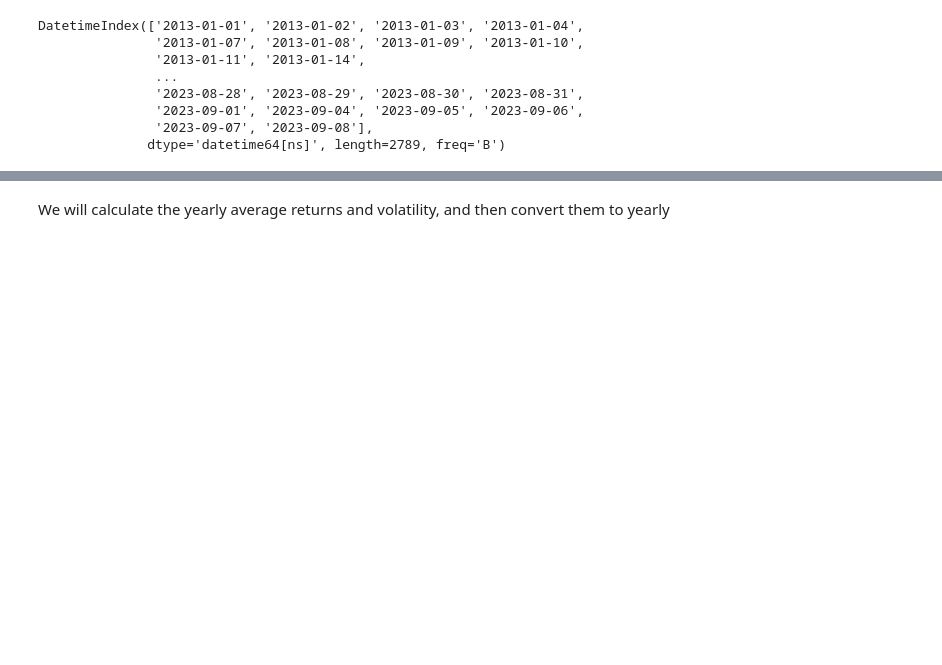
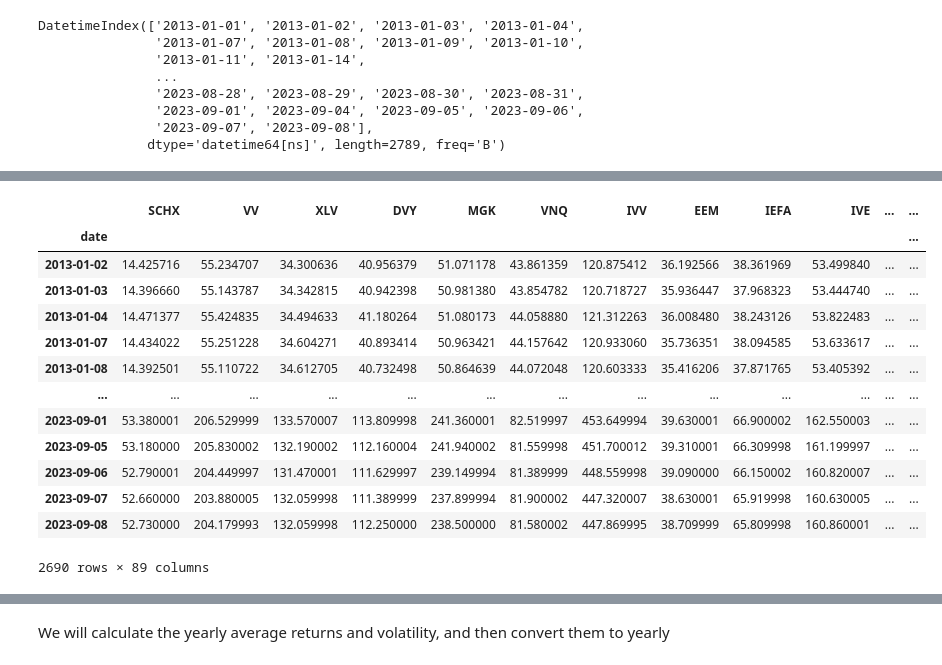
Before and after one commit to davidve0206/ETF-Website, a Jupyter notebook: eft_recommendator/etfs/EtfUtils/test_jupyter_notebook.ipynb, the cells around one changed output, grey strips where cells are left out. Cells and saved outputs as stored; diff of their text form; code cells hidden in the pictures; blank space fills up the shorter version.

```diff
--- a/eft_recommendator/etfs/EtfUtils/test_jupyter_notebook.ipynb
+++ b/eft_recommendator/etfs/EtfUtils/test_jupyter_notebook.ipynb
@@ -74,3 +62,24 @@ output_df
+# %%
+new_df = output_df
+new_df = new_df.set_index("date")
+new_df.dropna(axis=0, how="all", inplace=True)
+new_df.dropna(axis=1, how="any", inplace=True)
+new_df
+# %% [output]
+|  | SCHX | VV | XLV | DVY | MGK | VNQ | IVV | EEM | IEFA | IVE | ... | ... |
+| date |  |  |  |  |  |  |  |  |  |  |  | ... |
+| 2013-01-02 | 14.425716 | 55.234707 | 34.300636 | 40.956379 | 51.071178 | 43.861359 | 120.875412 | 36.192566 | 38.361969 | 53.499840 | ... | ... |
+| 2013-01-03 | 14.396660 | 55.143787 | 34.342815 | 40.942398 | 50.981380 | 43.854782 | 120.718727 | 35.936447 | 37.968323 | 53.444740 | ... | ... |
+| 2013-01-04 | 14.471377 | 55.424835 | 34.494633 | 41.180264 | 51.080173 | 44.058880 | 121.312263 | 36.008480 | 38.243126 | 53.822483 | ... | ... |
+| 2013-01-07 | 14.434022 | 55.251228 | 34.604271 | 40.893414 | 50.963421 | 44.157642 | 120.933060 | 35.736351 | 38.094585 | 53.633617 | ... | ... |
+| 2013-01-08 | 14.392501 | 55.110722 | 34.612705 | 40.732498 | 50.864639 | 44.072048 | 120.603333 | 35.416206 | 37.871765 | 53.405392 | ... | ... |
+| ... | ... | ... | ... | ... | ... | ... | ... | ... | ... | ... | ... | ... |
+| 2023-09-01 | 53.380001 | 206.529999 | 133.570007 | 113.809998 | 241.360001 | 82.519997 | 453.649994 | 39.630001 | 66.900002 | 162.550003 | ... | ... |
+| 2023-09-05 | 53.180000 | 205.830002 | 132.190002 | 112.160004 | 241.940002 | 81.559998 | 451.700012 | 39.310001 | 66.309998 | 161.199997 | ... | ... |
+| 2023-09-06 | 52.790001 | 204.449997 | 131.470001 | 111.629997 | 239.149994 | 81.389999 | 448.559998 | 39.090000 | 66.150002 | 160.820007 | ... | ... |
+| 2023-09-07 | 52.660000 | 203.880005 | 132.059998 | 111.389999 | 237.899994 | 81.900002 | 447.320007 | 38.630001 | 65.919998 | 160.630005 | ... | ... |
+| 2023-09-08 | 52.730000 | 204.179993 | 132.059998 | 112.250000 | 238.500000 | 81.580002 | 447.869995 | 38.709999 | 65.809998 | 160.860001 | ... | ... |
+2690 rows × 89 columns
 # %%
 def calculate_return(series):
     return (series.iloc[1] - series.iloc[0]) / series.iloc[0]
```
Also changed, not shown: parts of 10 cells of this notebook, 2 other files.
